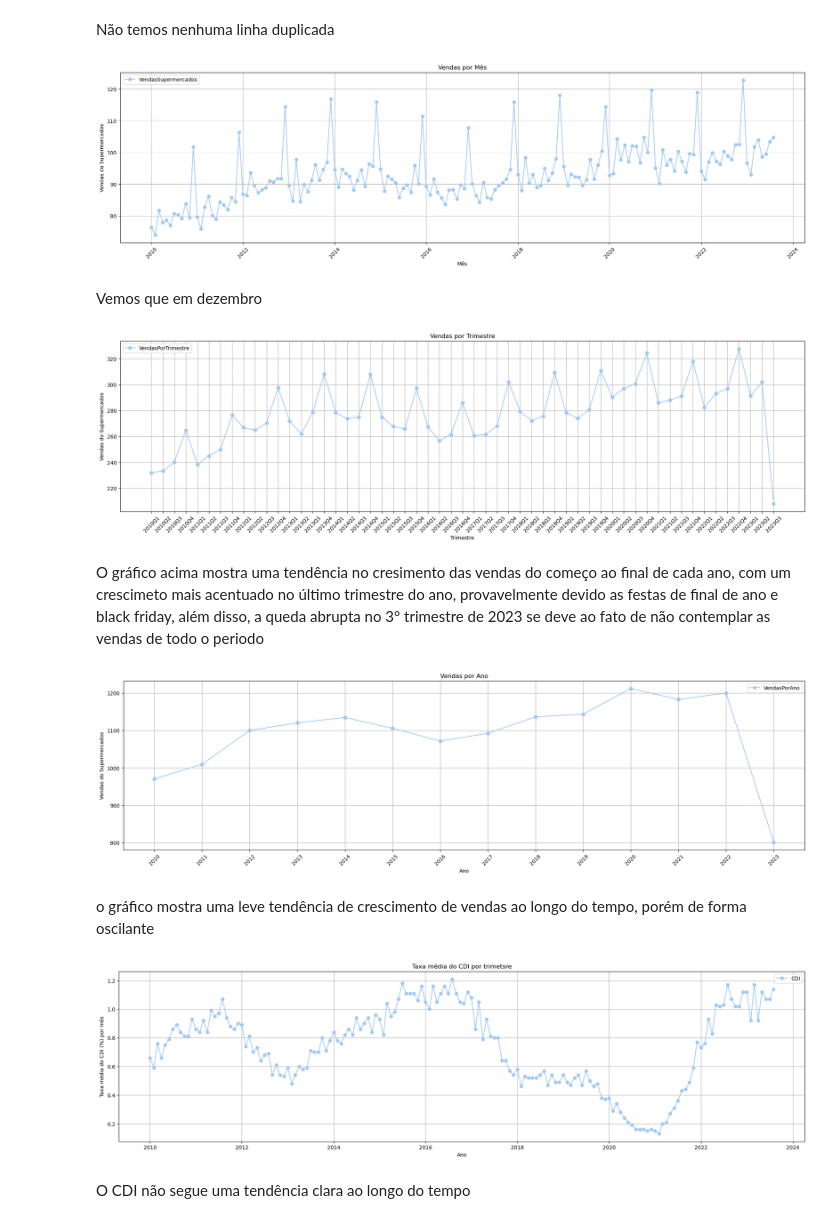
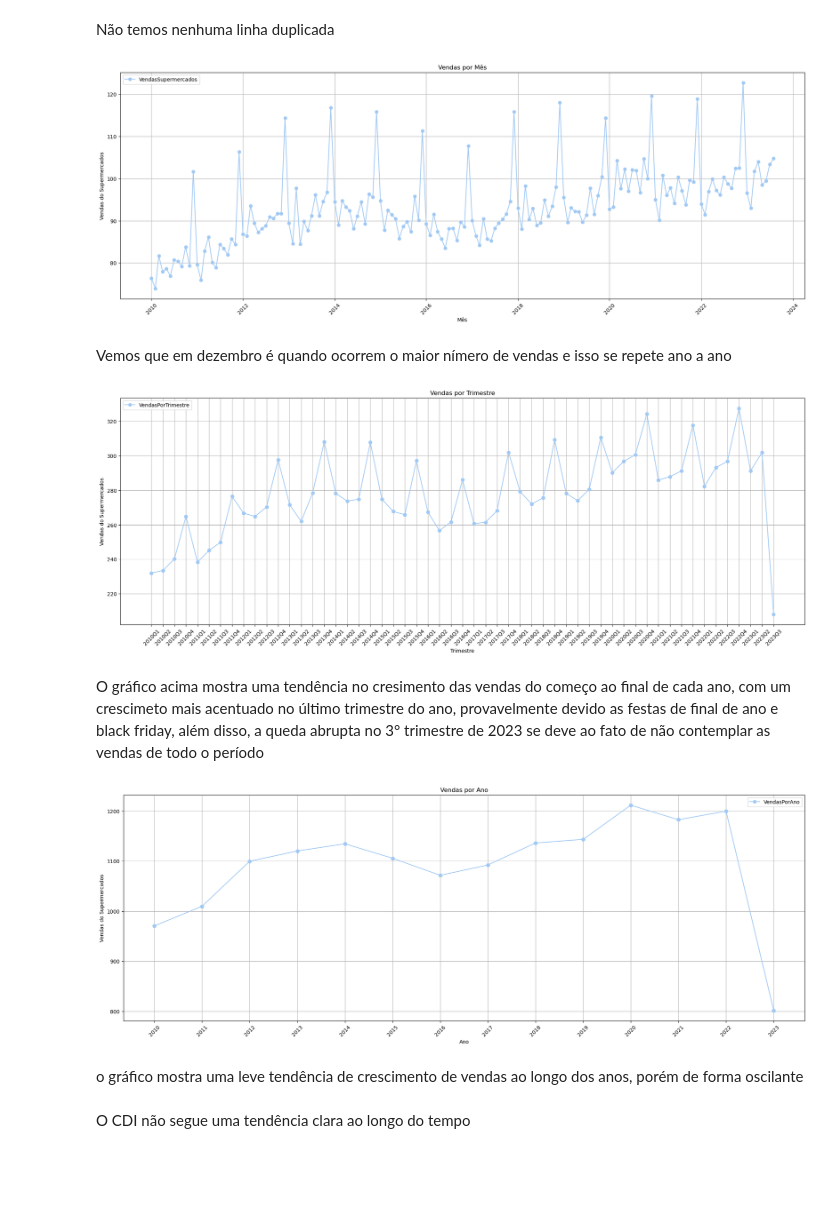
Before and after one commit to leonardoccarv/VendasDeSupermercados, a Jupyter notebook: notebook.ipynb, the cells around one changed output. Cells and saved outputs as stored; diff of their text form; code cells hidden in the pictures; blank space fills up the shorter version.

```diff
--- a/notebook.ipynb
+++ b/notebook.ipynb
@@ -208,27 +313,24 @@ df.duplicated().sum()
 # %% [markdown]
 Não temos nenhuma linha duplicada
 # %%
-df = df.sort_values(by='Date')
-
-plt.figure(figsize=(24, 6))
+plt.figure(figsize=(24, 8))
 plt.plot(df['Date'], df['VendasSupermercados'], label='VendasSupermercados', marker='o')
 plt.title('Vendas por Mês')
 plt.xlabel('Mês')
 plt.ylabel('Vendas do Supermercados')
 plt.legend()
 plt.xticks(rotation=45)
 plt.grid(True)
 plt.show()
 # %% [output]
-[figure, old version]
+[figure, new version]
 # %% [markdown]
-Vemos que em dezembro
+Vemos que em dezembro é quando ocorrem o maior nímero de vendas e isso se repete ano a ano
 # %%
 ax = df.copy()
 ax['Trimestre'] = ax['Trimestre'].astype(str)
-ax = ax.sort_values(by='Trimestre')
 
-plt.figure(figsize=(24, 6))
+plt.figure(figsize=(24, 8))
 plt.plot(ax['Trimestre'], ax['VendasPorTrimestre'], label='VendasPorTrimestre', marker='o')
 plt.title('Vendas por Trimestre')
 plt.xlabel('Trimestre')
@@ -238,15 +340,13 @@ plt.xticks(rotation=45)
 plt.grid(True)
 plt.show()
 # %% [output]
-[figure, old version]
+[figure, new version]
 # %% [markdown]
-O gráfico acima mostra uma tendência no cresimento das vendas do começo ao final de cada ano, com um crescimeto mais acentuado no último trimestre do ano, provavelmente devido as festas de final de ano e black friday, além disso, a queda abrupta no 3° trimestre de 2023 se deve ao fato de não contemplar as vendas de todo o periodo
+O gráfico acima mostra uma tendência no cresimento das vendas do começo ao final de cada ano, com um crescimeto mais acentuado no último trimestre do ano, provavelmente devido as festas de final de ano e black friday, além disso, a queda abrupta no 3° trimestre de 2023 se deve ao fato de não contemplar as vendas de todo o período
 # %%
 ax = df.copy()
 ax['Ano'] = ax['Ano'].astype(str)
-ax = ax.sort_values(by='Ano')
-
-plt.figure(figsize=(24, 6))
+plt.figure(figsize=(24, 8))
 plt.plot(ax['Ano'], ax['VendasPorAno'], label='VendasPorAno', marker='o')
 plt.title('Vendas por Ano')
 plt.xlabel('Ano')
@@ -256,22 +356,9 @@ plt.xticks(rotation=45)
 plt.grid(True)
 plt.show()
 # %% [output]
-[figure, old version]
+[figure, new version]
 # %% [markdown]
-o gráfico mostra uma leve tendência de crescimento de vendas ao longo do tempo, porém de forma oscilante
+o gráfico mostra uma leve tendência de crescimento de vendas ao longo dos anos, porém de forma oscilante
-# %%
-df = df.sort_values(by='Date')
-
-plt.figure(figsize=(24, 6))
-plt.plot(df['Date'], df['CDI'], label='CDI', marker='o')
-plt.title('Taxa média do CDI por trimetsre')
-plt.xlabel('Ano')
-plt.ylabel('Taxa média do CDI (%) por mês')
-plt.legend()
-plt.grid(True)
-plt.show()
-# %% [output]
-[figure, old version]
 # %% [markdown]
 O CDI não segue uma tendência clara ao longo do tempo
 # %%
```
Also changed, not shown: parts of 25 cells of this notebook.
